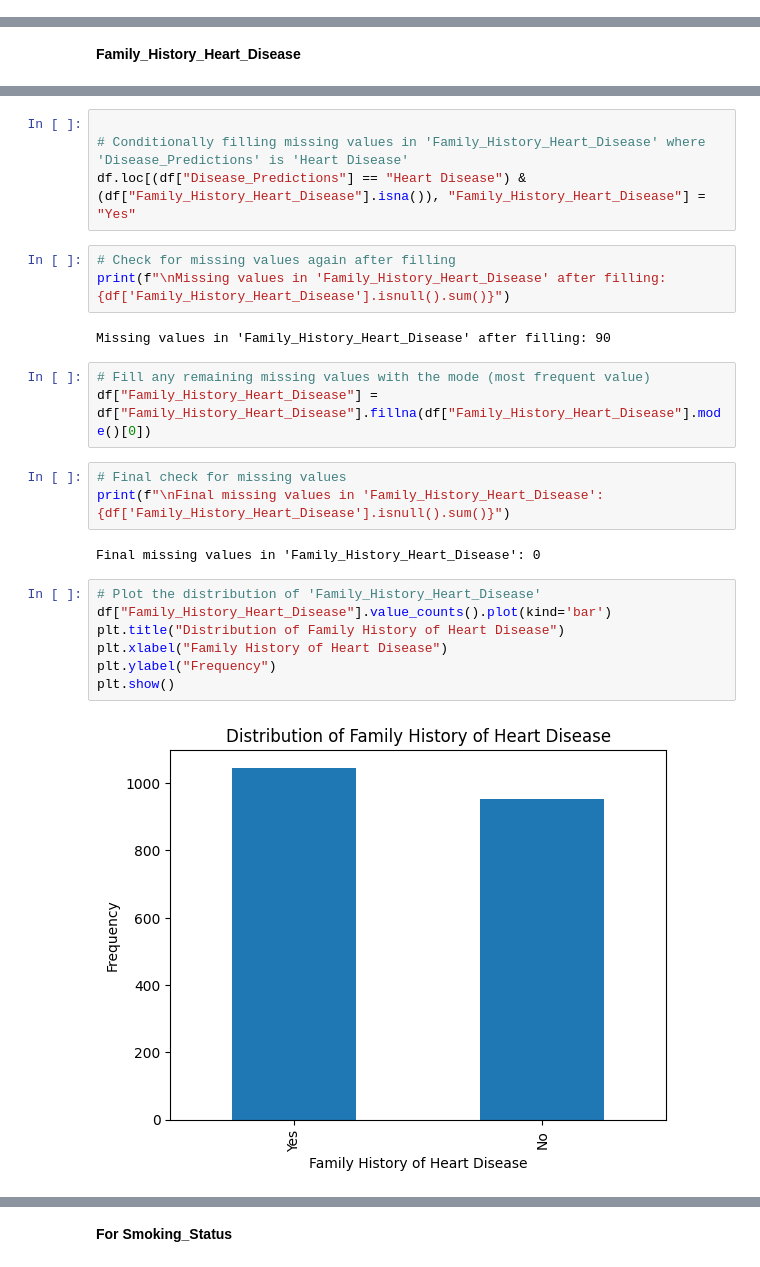
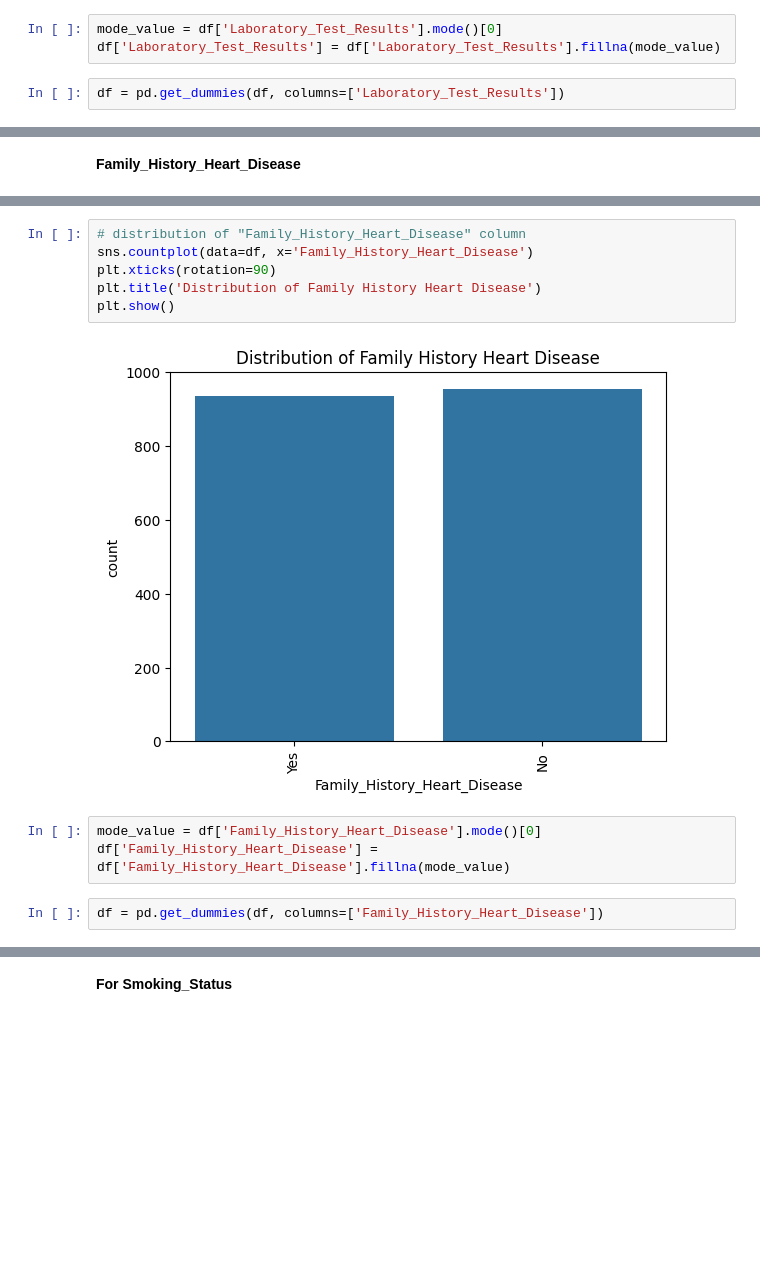
Before and after one commit to ROHAN-1610/heart_disease_prediction, a Jupyter notebook: DATA analysis.ipynb, the cells around one changed output, grey strips where cells are left out. Cells and saved outputs as stored; diff of their text form; blank space fills up the shorter version.

```diff
--- a/DATA analysis.ipynb
+++ b/DATA analysis.ipynb
@@ -832,3 +681,8 @@ plt.show()
+# %%
+mode_value = df['Laboratory_Test_Results'].mode()[0]
+df['Laboratory_Test_Results'] = df['Laboratory_Test_Results'].fillna(mode_value)
+# %%
+df = pd.get_dummies(df, columns=['Laboratory_Test_Results'])
 # %%
 df.info()
 # %% [output]
@@ -1032,29 +861,16 @@ Name: count, dtype: int64
-# %%
-
-# Conditionally filling missing values in 'Family_History_Heart_Disease' where 'Disease_Predictions' is 'Heart Disease'
-df.loc[(df["Disease_Predictions"] == "Heart Disease") & (df["Family_History_Heart_Disease"].isna()), "Family_History_Heart_Disease"] = "Yes"
-# %%
-# Check for missing values again after filling
-print(f"\nMissing values in 'Family_History_Heart_Disease' after filling: {df['Family_History_Heart_Disease'].isnull().sum()}")
-# %% [output]
-Missing values in 'Family_History_Heart_Disease' after filling: 90
-# %%
-# Fill any remaining missing values with the mode (most frequent value)
-df["Family_History_Heart_Disease"] = df["Family_History_Heart_Disease"].fillna(df["Family_History_Heart_Disease"].mode()[0])
-# %%
-# Final check for missing values
-print(f"\nFinal missing values in 'Family_History_Heart_Disease': {df['Family_History_Heart_Disease'].isnull().sum()}")
-# %% [output]
-Final missing values in 'Family_History_Heart_Disease': 0
 # %%
-# Plot the distribution of 'Family_History_Heart_Disease'
-df["Family_History_Heart_Disease"].value_counts().plot(kind='bar')
-plt.title("Distribution of Family History of Heart Disease")
-plt.xlabel("Family History of Heart Disease")
-plt.ylabel("Frequency")
+# distribution of "Family_History_Heart_Disease" column
+sns.countplot(data=df, x='Family_History_Heart_Disease')
+plt.xticks(rotation=90)
+plt.title('Distribution of Family History Heart Disease')
 plt.show()
 # %% [output]
-[figure, old version]
+[figure, new version]
+# %%
+mode_value = df['Family_History_Heart_Disease'].mode()[0]
+df['Family_History_Heart_Disease'] = df['Family_History_Heart_Disease'].fillna(mode_value)
+# %%
+df = pd.get_dummies(df, columns=['Family_History_Heart_Disease'])
 # %%
 df.info()
 # %% [output]
```
Also changed, not shown: parts of 153 cells of this notebook, 19 other files.
